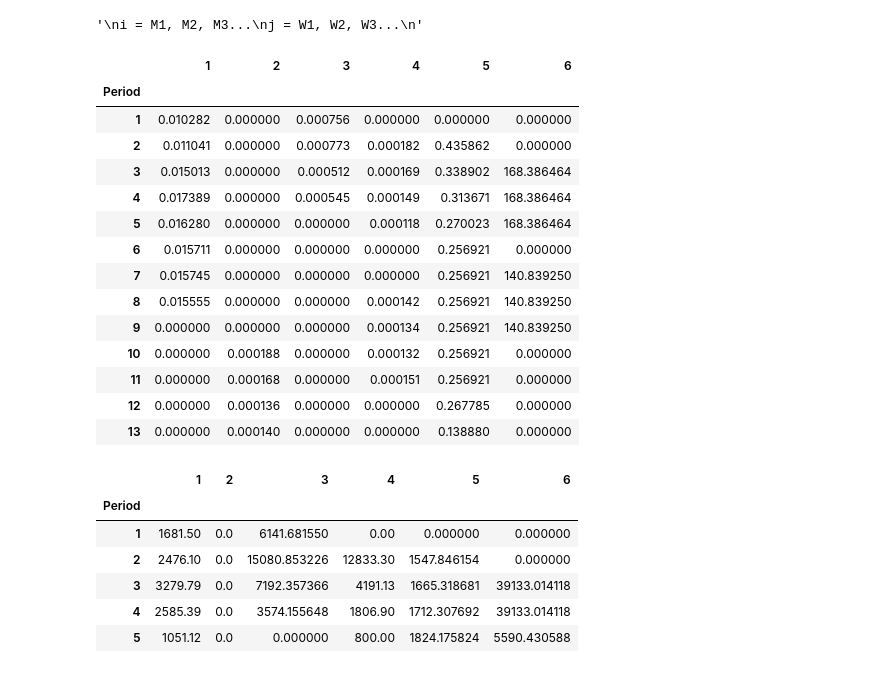
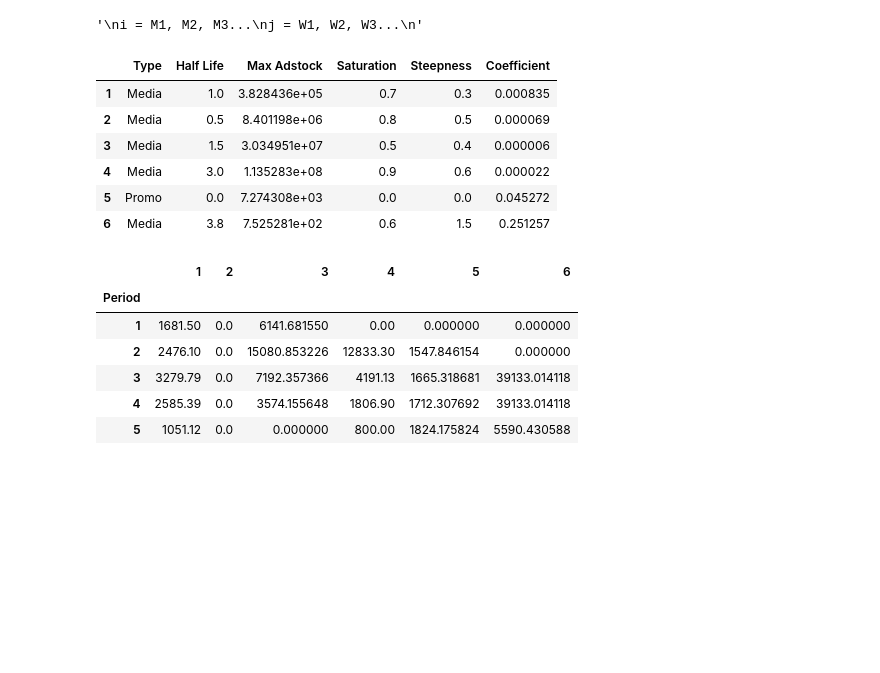
Before and after one commit to Akash743/Mathematical-Optimization, a Jupyter notebook: Optimizer_weekly.ipynb, the cells around one changed output. Saved outputs shown, nothing was run; the diff lists cells and outputs as text; code cells hidden in the pictures; blank space fills up the shorter version.

```diff
--- a/Optimizer_weekly.ipynb
+++ b/Optimizer_weekly.ipynb
@@ -33,24 +33,19 @@ j = W1, W2, W3...
 """
 # %% [output]
 '\ni = M1, M2, M3...\nj = W1, W2, W3...\n'
-# %%
-C
-# %% [output]
-|  | 1 | 2 | 3 | 4 | 5 | 6 |
-| Period |  |  |  |  |  |  |
-| 1 | 0.010282 | 0.000000 | 0.000756 | 0.000000 | 0.000000 | 0.000000 |
-| 2 | 0.011041 | 0.000000 | 0.000773 | 0.000182 | 0.435862 | 0.000000 |
-| 3 | 0.015013 | 0.000000 | 0.000512 | 0.000169 | 0.338902 | 168.386464 |
-| 4 | 0.017389 | 0.000000 | 0.000545 | 0.000149 | 0.313671 | 168.386464 |
-| 5 | 0.016280 | 0.000000 | 0.000000 | 0.000118 | 0.270023 | 168.386464 |
-| 6 | 0.015711 | 0.000000 | 0.000000 | 0.000000 | 0.256921 | 0.000000 |
-| 7 | 0.015745 | 0.000000 | 0.000000 | 0.000000 | 0.256921 | 140.839250 |
-| 8 | 0.015555 | 0.000000 | 0.000000 | 0.000142 | 0.256921 | 140.839250 |
-| 9 | 0.000000 | 0.000000 | 0.000000 | 0.000134 | 0.256921 | 140.839250 |
-| 10 | 0.000000 | 0.000188 | 0.000000 | 0.000132 | 0.256921 | 0.000000 |
-| 11 | 0.000000 | 0.000168 | 0.000000 | 0.000151 | 0.256921 | 0.000000 |
-| 12 | 0.000000 | 0.000136 | 0.000000 | 0.000000 | 0.267785 | 0.000000 |
-| 13 | 0.000000 | 0.000140 | 0.000000 | 0.000000 | 0.138880 | 0.000000 |
+# %%
+C = C.fillna(0)
+T = T.fillna(0)
+# %%
+T
+# %% [output]
+|  | Type | Half Life | Max Adstock | Saturation | Steepness | Coefficient |
+| 1 | Media | 1.0 | 3.828436e+05 | 0.7 | 0.3 | 0.000835 |
+| 2 | Media | 0.5 | 8.401198e+06 | 0.8 | 0.5 | 0.000069 |
+| 3 | Media | 1.5 | 3.034951e+07 | 0.5 | 0.4 | 0.000006 |
+| 4 | Media | 3.0 | 1.135283e+08 | 0.9 | 0.6 | 0.000022 |
+| 5 | Promo | 0.0 | 7.274308e+03 | 0.0 | 0.0 | 0.045272 |
+| 6 | Media | 3.8 | 7.525281e+02 | 0.6 | 1.5 | 0.251257 |
 # %%
 S.head()
 # %% [output]
```
Also changed, not shown: parts of 6 cells of this notebook.
